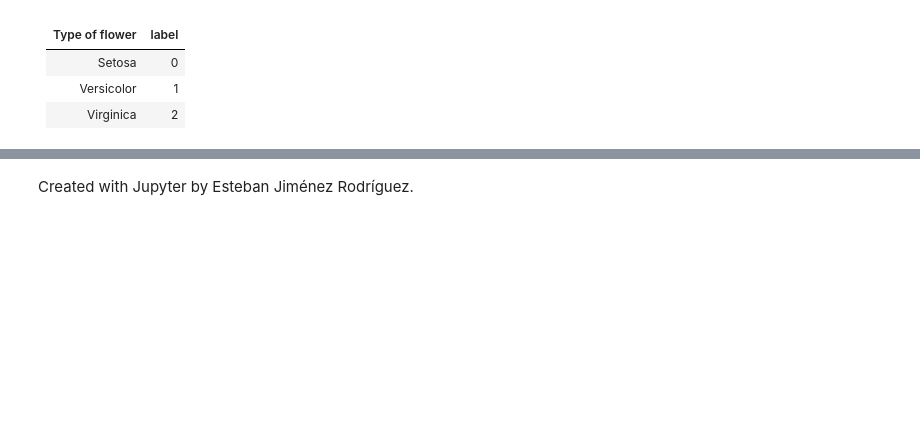
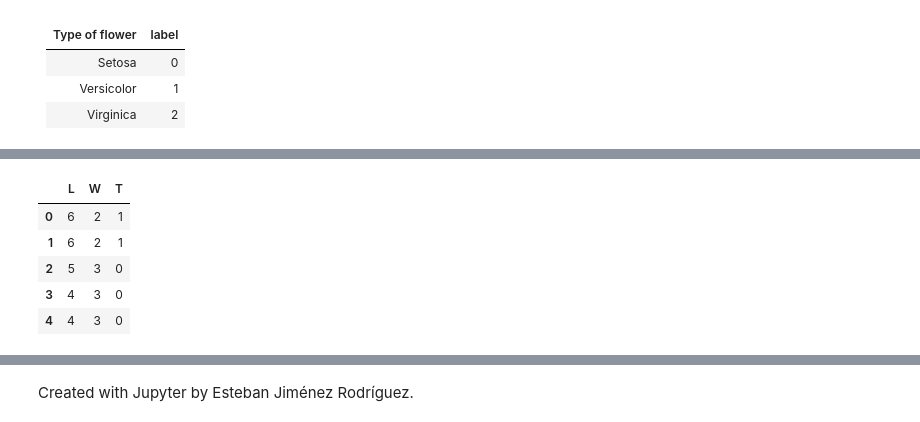
Before and after one commit to OmarVillalobos/mgpo2020, a Jupyter notebook: Modulo2/Clase8/MAPInfenrence.ipynb, the cells around one changed output, grey strips where cells are left out. Saved outputs shown, nothing was run; the diff lists cells and outputs as text; code cells hidden in the pictures; blank space fills up the shorter version.

```diff
--- a/Modulo2/Clase8/MAPInfenrence.ipynb
+++ b/Modulo2/Clase8/MAPInfenrence.ipynb
@@ -377,2 +429,15 @@ Image('figures/iris.png')
+# %%
+# Generate train frame
+train = pd.DataFrame(columns=['L', 'W', 'T'], index=range(len(y_train)))
+train.loc[:, ['L', 'W']] = X_train
+train.loc[:, 'T'] = y_train
+train.head()
+# %% [output]
+|  | L | W | T |
+| 0 | 6 | 2 | 1 |
+| 1 | 6 | 2 | 1 |
+| 2 | 5 | 3 | 0 |
+| 3 | 4 | 3 | 0 |
+| 4 | 4 | 3 | 0 |
 # %%
 # Train model
```
Also changed, not shown: parts of 32 cells of this notebook.
